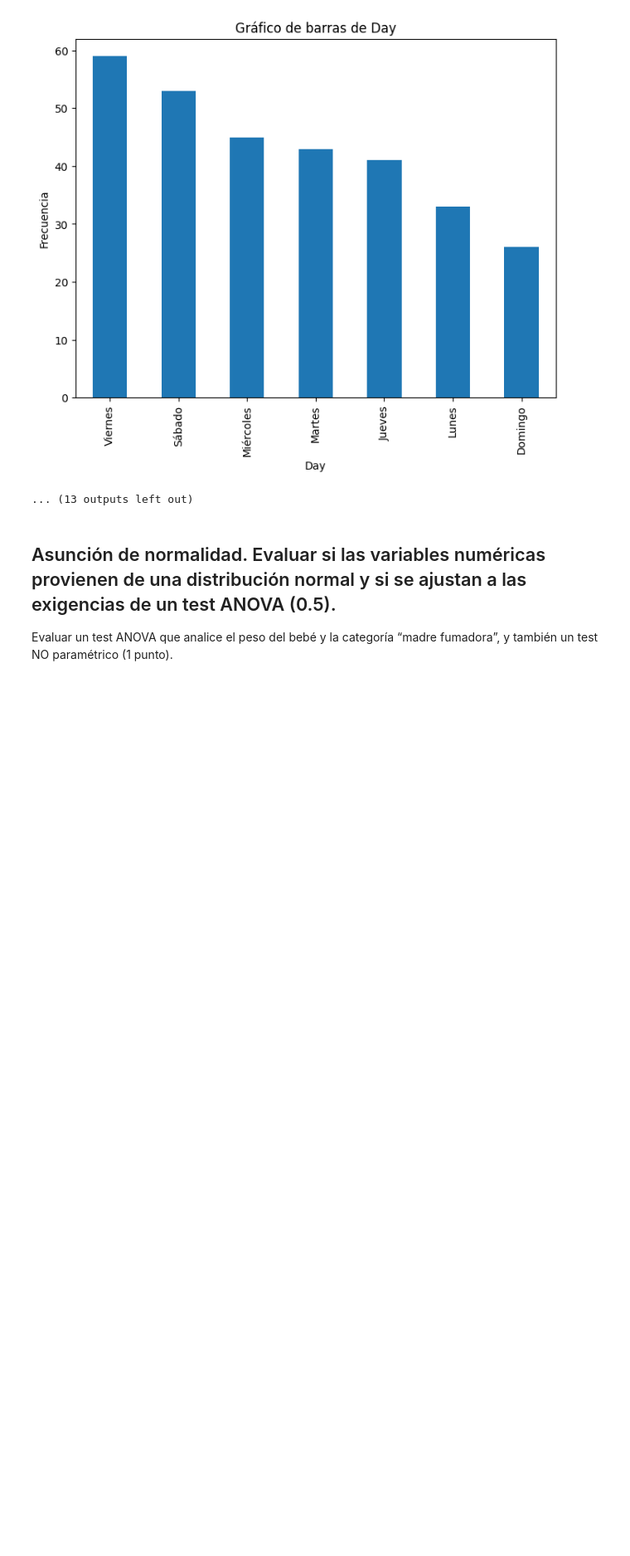
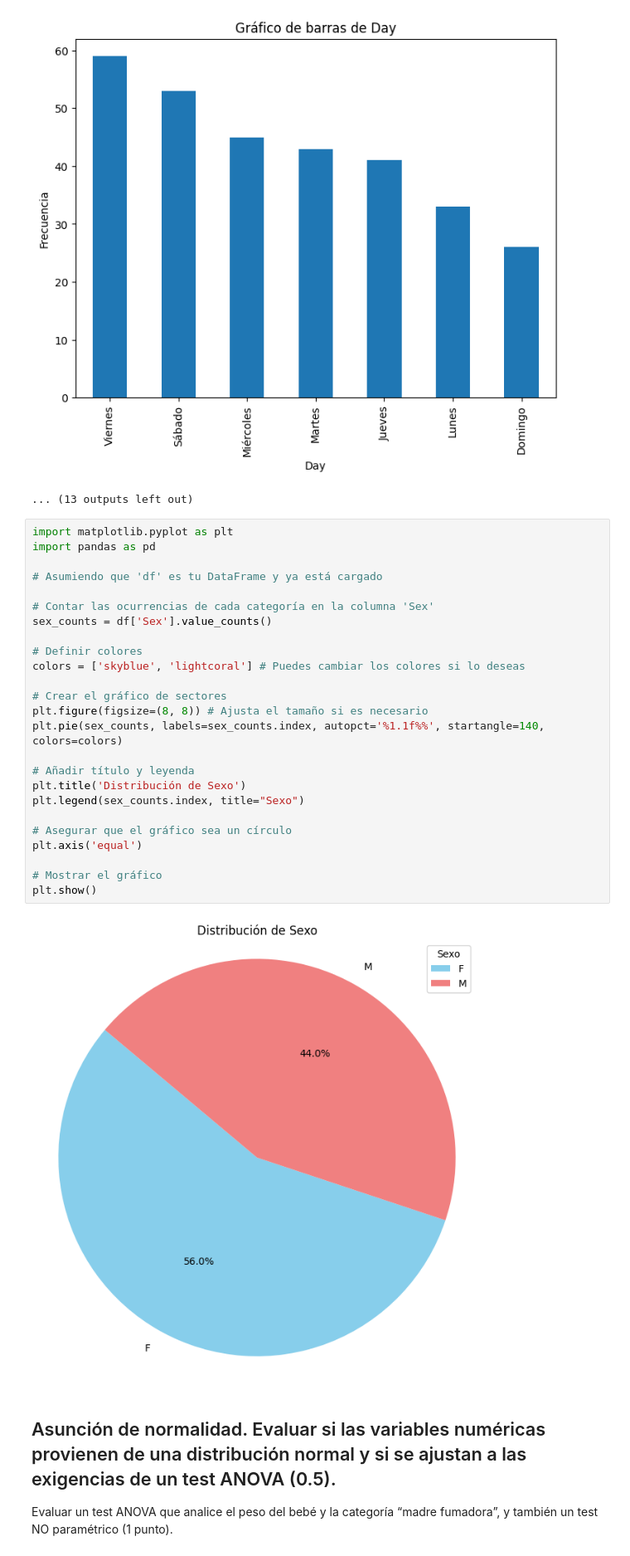
Before and after one commit to ourruti/EstadisticaQ2, a Jupyter notebook: Ejercicio2.ipynb, the cells around one changed output. Shown at 83% size. Cells and saved outputs as stored; diff of their text form; blank space fills up the shorter version.

```diff
--- a/Ejercicio2.ipynb
+++ b/Ejercicio2.ipynb
@@ -169,6 +169,33 @@ else:
 [figure]
 [figure]
 ... (13 outputs left out)
+# %%
+import matplotlib.pyplot as plt
+import pandas as pd
+
+# Asumiendo que 'df' es tu DataFrame y ya está cargado
+
+# Contar las ocurrencias de cada categoría en la columna 'Sex'
+sex_counts = df['Sex'].value_counts()
+
+# Definir colores
+colors = ['skyblue', 'lightcoral'] # Puedes cambiar los colores si lo deseas
+
+# Crear el gráfico de sectores
+plt.figure(figsize=(8, 8)) # Ajusta el tamaño si es necesario
+plt.pie(sex_counts, labels=sex_counts.index, autopct='%1.1f%%', startangle=140, colors=colors)
+
+# Añadir título y leyenda
+plt.title('Distribución de Sexo')
+plt.legend(sex_counts.index, title="Sexo")
+
+# Asegurar que el gráfico sea un círculo
+plt.axis('equal')
+
+# Mostrar el gráfico
+plt.show()
+# %% [output]
+[figure, added]
 # %% [markdown]
 ## Asunción de normalidad. Evaluar si las variables numéricas provienen de una distribución normal y si se ajustan a las exigencias de un test ANOVA (0.5).
 Evaluar un test ANOVA que analice el peso del bebé y la categoría “madre fumadora”, y también un test NO paramétrico (1 punto).
```
Also changed, not shown: parts of 5 cells of this notebook.
